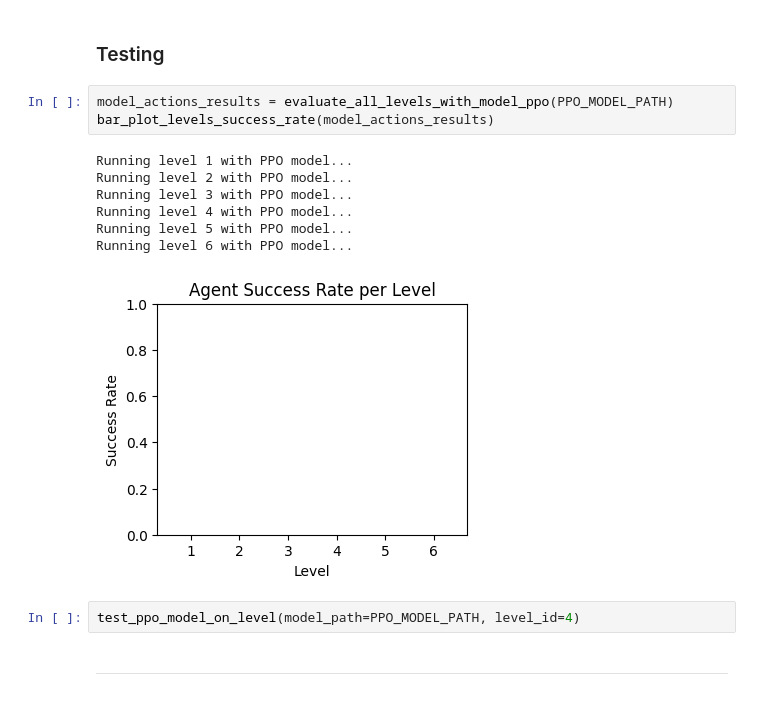
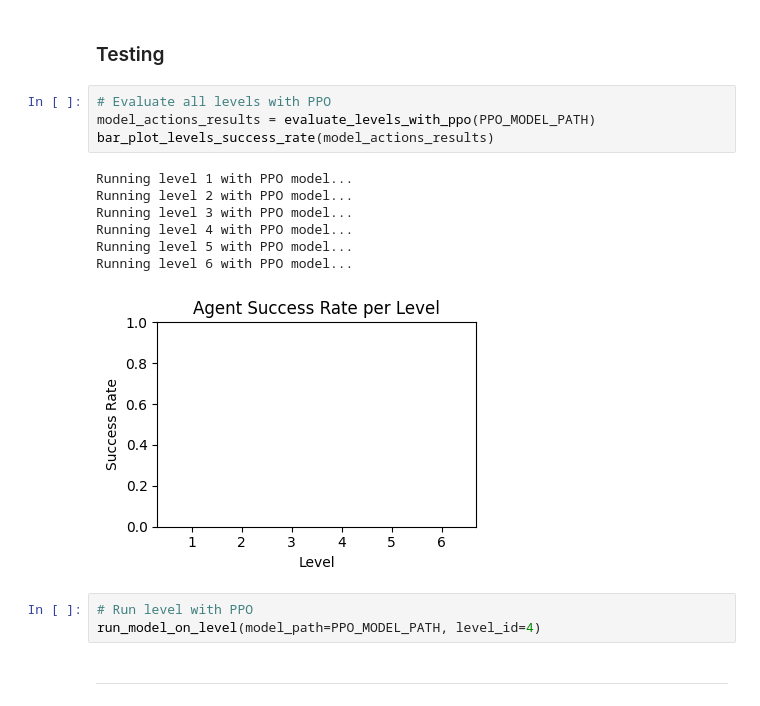
Before and after one commit to Ludwilton/RL-Gaming, a Jupyter notebook: src/rl_gaming/presentation.ipynb, the cells around one changed output. Saved outputs shown, nothing was run; the diff lists cells and outputs as text.

```diff
--- a/src/rl_gaming/presentation.ipynb
+++ b/src/rl_gaming/presentation.ipynb
@@ -86,18 +85,20 @@ plot_training_results(log_dir=PPO_MODEL_PATH.parent)
 # %% [markdown]
 ### Testing
 # %%
-model_actions_results = evaluate_all_levels_with_model_ppo(PPO_MODEL_PATH)
+# Evaluate all levels with PPO
+model_actions_results = evaluate_levels_with_ppo(PPO_MODEL_PATH)
 bar_plot_levels_success_rate(model_actions_results)
 # %% [output]
 Running level 1 with PPO model...
 Running level 2 with PPO model...
 Running level 3 with PPO model...
 Running level 4 with PPO model...
 Running level 5 with PPO model...
 Running level 6 with PPO model...
-[figure, old version]
+[figure, new version]
 # %%
-test_ppo_model_on_level(model_path=PPO_MODEL_PATH, level_id=4)
+# Run level with PPO
+run_model_on_level(model_path=PPO_MODEL_PATH, level_id=4)
 # %% [markdown]
 ---
 # %% [markdown]
```
Also changed, not shown: parts of 5 cells of this notebook, 3 other files.
